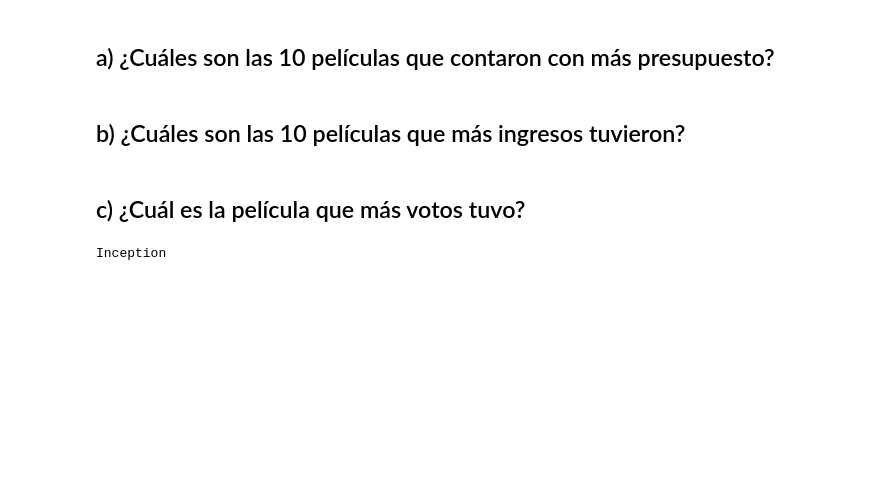
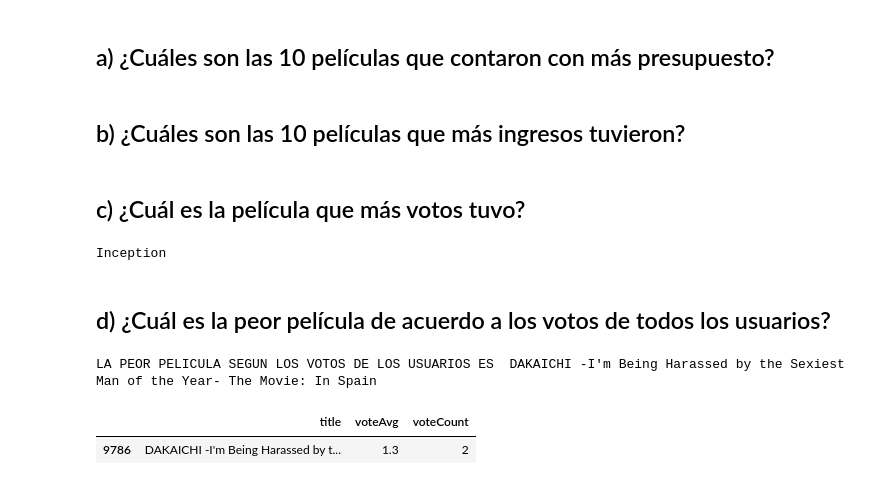
Before and after one commit to josuemj/CineVision-Studios, a Jupyter notebook: analisis_exploratorio.ipynb, the cells around one changed output. Drawn from its saved outputs; the diff is of its cells as text; code cells hidden in the pictures; blank space fills up the shorter version.

Commit message:
ej4.d => pelicula con peor promedio de votos

```diff
--- a/analisis_exploratorio.ipynb
+++ b/analisis_exploratorio.ipynb
@@ -224,3 +224,14 @@ top_votes_movie = movies_data[["title","voteCount"]].sort_values(by="voteCount",
 print(top_votes_movie.values[0][0])
 # %% [output]
 Inception
+# %% [markdown]
+## d)  ¿Cuál es la peor película de acuerdo a los votos de todos los usuarios?
+# %%
+worst_movie = movies_data.nsmallest(1, 'voteAvg')[['title', 'voteAvg', 'voteCount']]
+
+print('LA PEOR PELICULA SEGUN LOS VOTOS DE LOS USUARIOS ES ', worst_movie.values[0][0])
+worst_movie
+# %% [output]
+LA PEOR PELICULA SEGUN LOS VOTOS DE LOS USUARIOS ES  DAKAICHI -I'm Being Harassed by the Sexiest Man of the Year- The Movie: In Spain
+|  | title | voteAvg | voteCount |
+| 9786 | DAKAICHI -I'm Being Harassed by t... | 1.3 | 2 |
```
